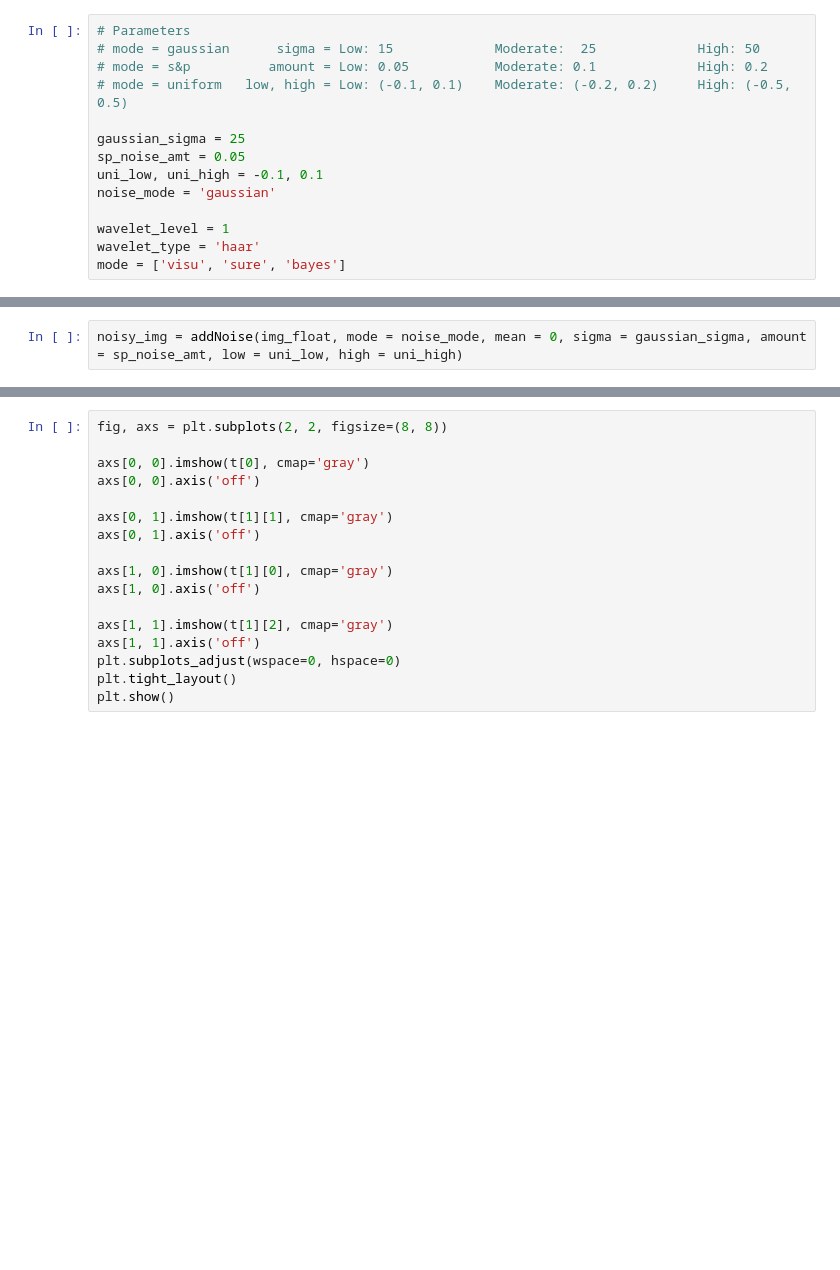
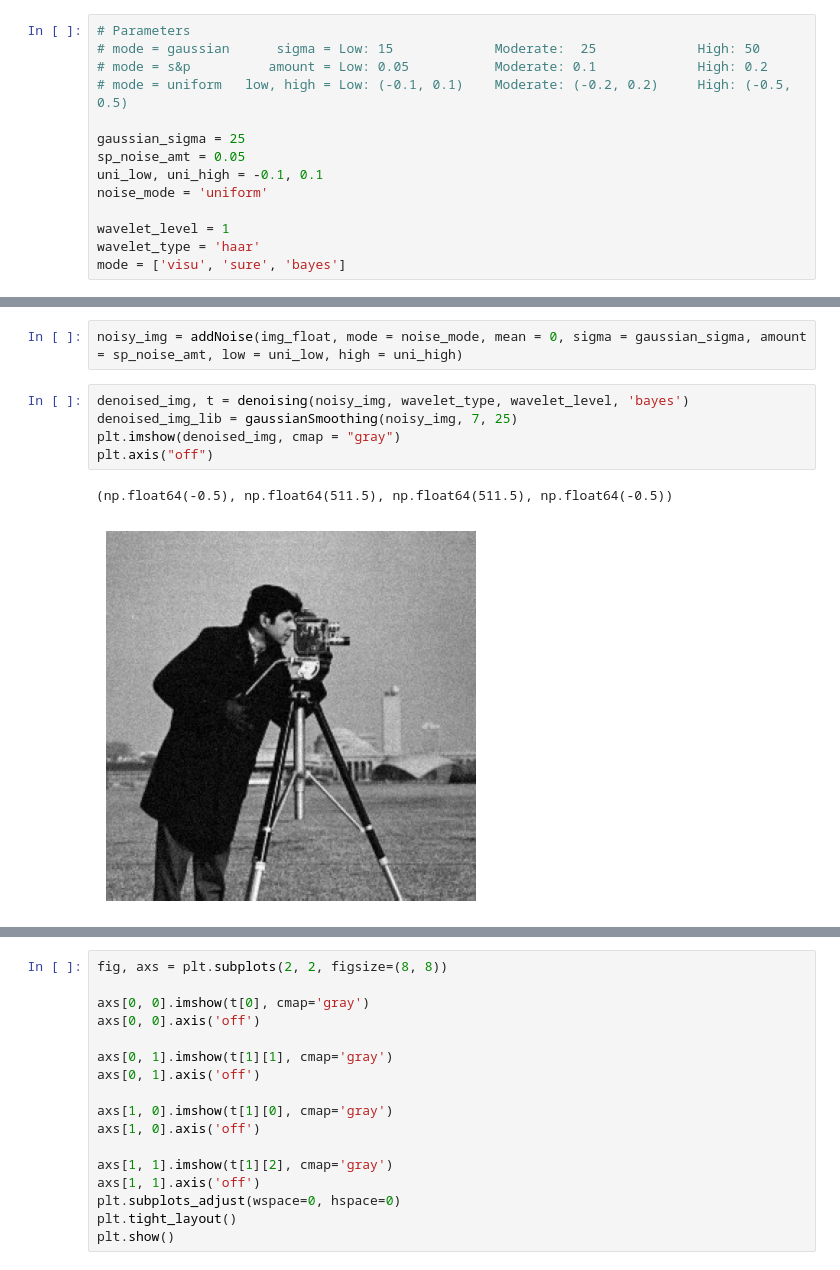
Before and after one commit to tejashmore25/Wavelet-Based-Image-Denoising-using-Thresholding-Techniques, a Jupyter notebook: DIP_project.ipynb, the cells around one changed output, grey strips where cells are left out. Saved outputs shown, nothing was run; the diff lists cells and outputs as text; blank space fills up the shorter version.

```diff
--- a/DIP_project.ipynb
+++ b/DIP_project.ipynb
@@ -48,7 +48,7 @@ img.shape
 gaussian_sigma = 25
 sp_noise_amt = 0.05
 uni_low, uni_high = -0.1, 0.1
-noise_mode = 'gaussian'
+noise_mode = 'uniform'
 
 wavelet_level = 1
 wavelet_type = 'haar'
@@ -57,6 +57,14 @@ mode = ['visu', 'sure', 'bayes']
 # Process
 # %%
 noisy_img = addNoise(img_float, mode = noise_mode, mean = 0, sigma = gaussian_sigma, amount = sp_noise_amt, low = uni_low, high = uni_high)
+# %%
+denoised_img, t = denoising(noisy_img, wavelet_type, wavelet_level, 'bayes')
+denoised_img_lib = gaussianSmoothing(noisy_img, 7, 25)
+plt.imshow(denoised_img, cmap = "gray")
+plt.axis("off")
+# %% [output]
+(np.float64(-0.5), np.float64(511.5), np.float64(511.5), np.float64(-0.5))
+[figure, added]
 # %%
 
 denoised_img_lib = gaussianSmoothing(noisy_img, 7, 25)
```
Also changed, not shown: parts of 6 cells of this notebook.
